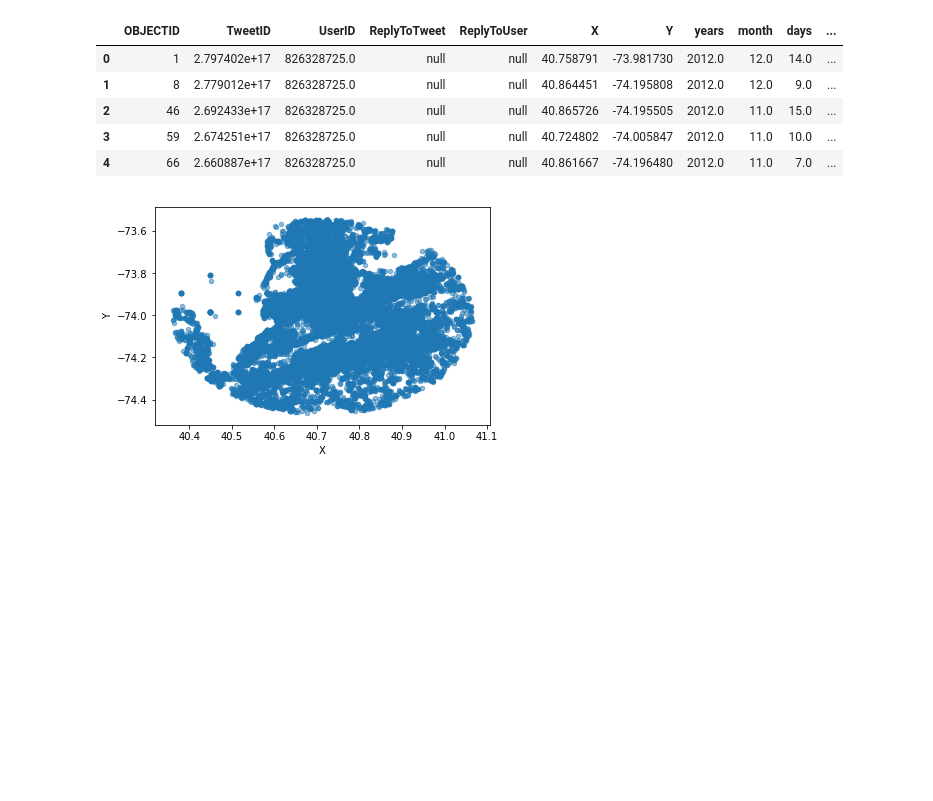
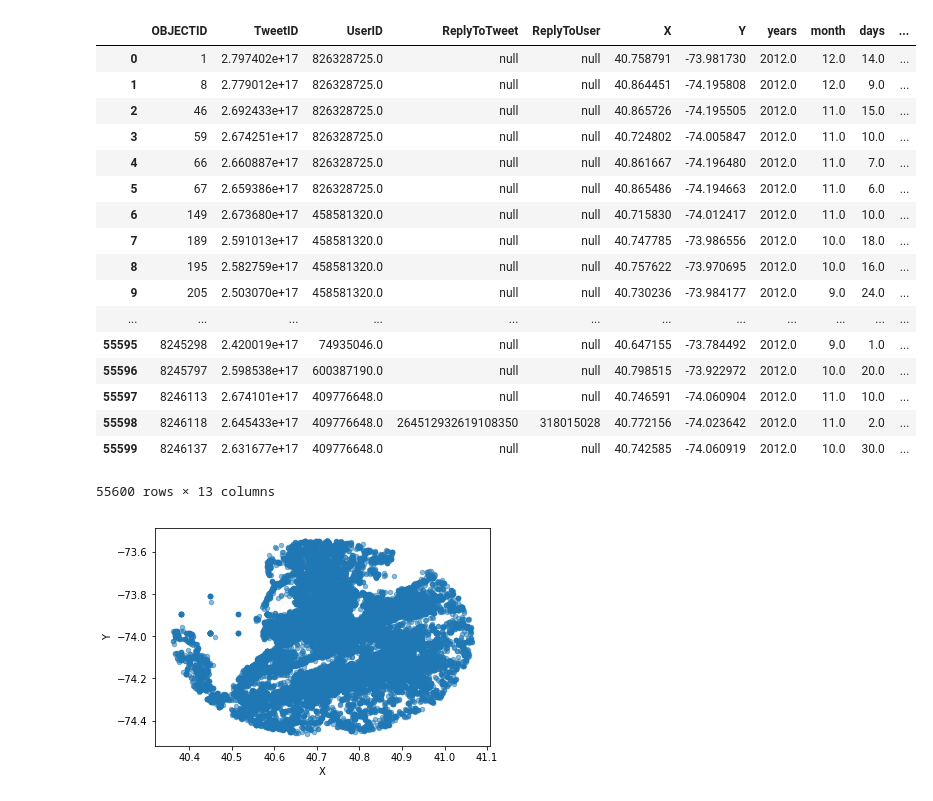
Before and after one commit to juran321/TextClassification_SandyData, a Jupyter notebook: Geolocation.ipynb, the cells around one changed output. Cells and saved outputs as stored; diff of their text form; code cells hidden in the pictures; blank space fills up the shorter version.

```diff
--- a/Geolocation.ipynb
+++ b/Geolocation.ipynb
@@ -6,14 +6,26 @@ import seaborn as sns
 # %%
 df = pd.read_csv('data.csv')
 # %%
-df.head()
+df
 # %% [output]
 |  | OBJECTID | TweetID | UserID | ReplyToTweet | ReplyToUser | X | Y | years | month | days | ... |
 | 0 | 1 | 2.797402e+17 | 826328725.0 | null | null | 40.758791 | -73.981730 | 2012.0 | 12.0 | 14.0 | ... |
 | 1 | 8 | 2.779012e+17 | 826328725.0 | null | null | 40.864451 | -74.195808 | 2012.0 | 12.0 | 9.0 | ... |
 | 2 | 46 | 2.692433e+17 | 826328725.0 | null | null | 40.865726 | -74.195505 | 2012.0 | 11.0 | 15.0 | ... |
 | 3 | 59 | 2.674251e+17 | 826328725.0 | null | null | 40.724802 | -74.005847 | 2012.0 | 11.0 | 10.0 | ... |
 | 4 | 66 | 2.660887e+17 | 826328725.0 | null | null | 40.861667 | -74.196480 | 2012.0 | 11.0 | 7.0 | ... |
+| 5 | 67 | 2.659386e+17 | 826328725.0 | null | null | 40.865486 | -74.194663 | 2012.0 | 11.0 | 6.0 | ... |
+| 6 | 149 | 2.673680e+17 | 458581320.0 | null | null | 40.715830 | -74.012417 | 2012.0 | 11.0 | 10.0 | ... |
+| 7 | 189 | 2.591013e+17 | 458581320.0 | null | null | 40.747785 | -73.986556 | 2012.0 | 10.0 | 18.0 | ... |
+| 8 | 195 | 2.582759e+17 | 458581320.0 | null | null | 40.757622 | -73.970695 | 2012.0 | 10.0 | 16.0 | ... |
+| 9 | 205 | 2.503070e+17 | 458581320.0 | null | null | 40.730236 | -73.984177 | 2012.0 | 9.0 | 24.0 | ... |
+| ... | ... | ... | ... | ... | ... | ... | ... | ... | ... | ... | ... |
+| 55595 | 8245298 | 2.420019e+17 | 74935046.0 | null | null | 40.647155 | -73.784492 | 2012.0 | 9.0 | 1.0 | ... |
+| 55596 | 8245797 | 2.598538e+17 | 600387190.0 | null | null | 40.798515 | -73.922972 | 2012.0 | 10.0 | 20.0 | ... |
+| 55597 | 8246113 | 2.674101e+17 | 409776648.0 | null | null | 40.746591 | -74.060904 | 2012.0 | 11.0 | 10.0 | ... |
+| 55598 | 8246118 | 2.645433e+17 | 409776648.0 | 264512932619108350 | 318015028 | 40.772156 | -74.023642 | 2012.0 | 11.0 | 2.0 | ... |
+| 55599 | 8246137 | 2.631677e+17 | 409776648.0 | null | null | 40.742585 | -74.060919 | 2012.0 | 10.0 | 30.0 | ... |
+55600 rows × 13 columns
 # %%
 import matplotlib.pyplot as plt
 df.plot(kind="scatter",x='X',y='Y',alpha=0.5)
```
Also changed, not shown: parts of 1 cell of this notebook.
